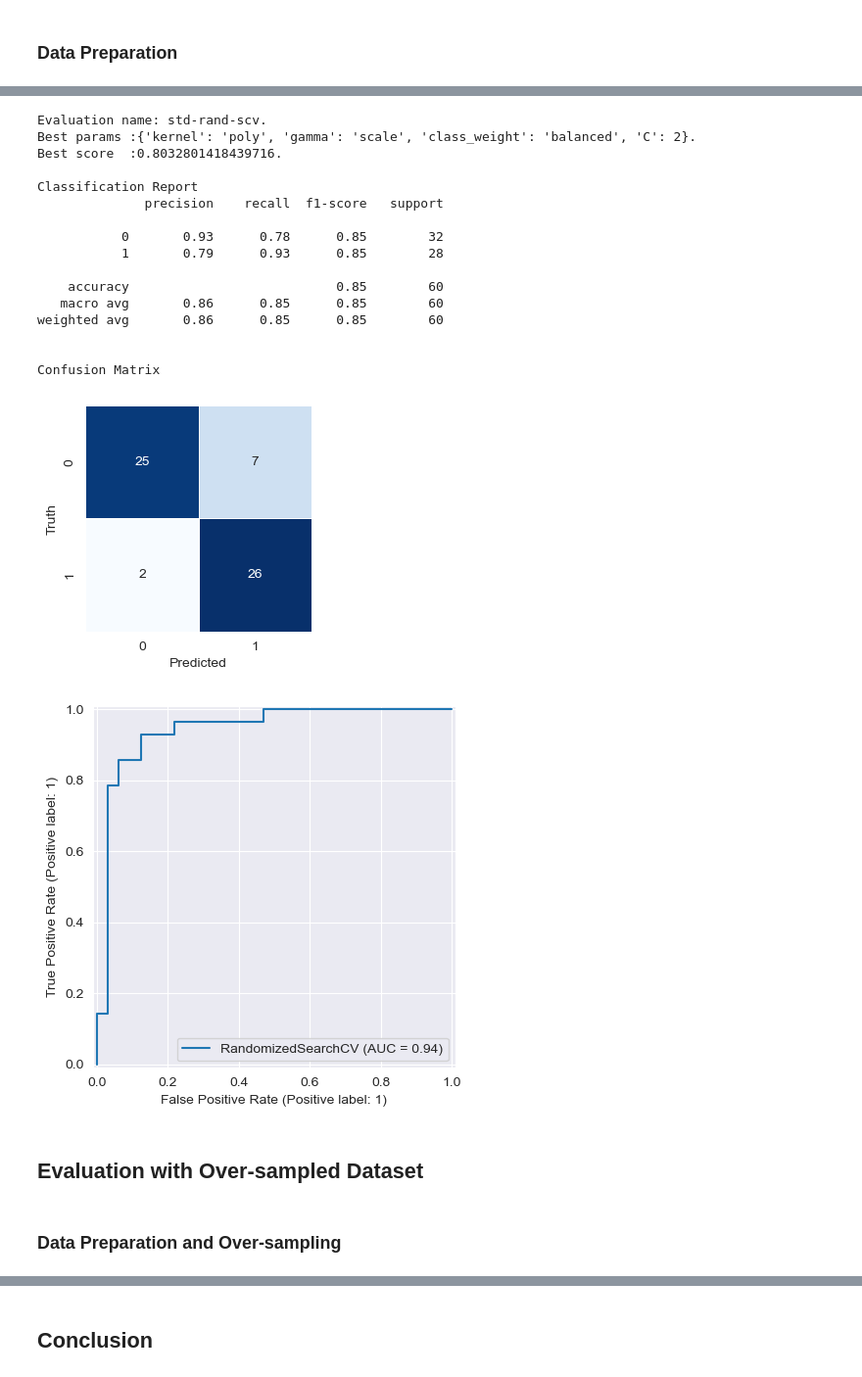
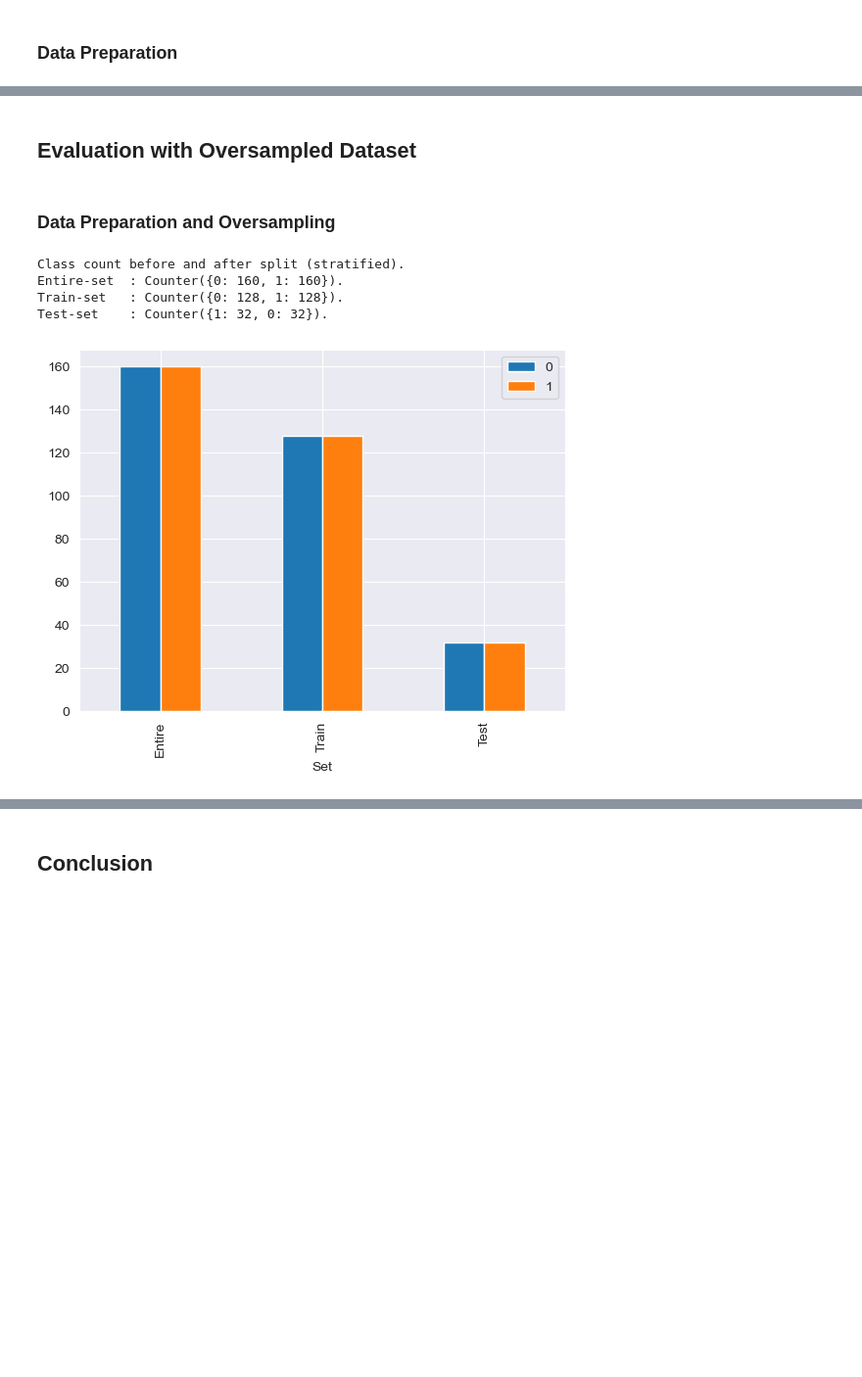
Before and after one commit to everhettoo/heart-disease-analysis, a Jupyter notebook: 4.0-model-svm.ipynb, the cells around one changed output, grey strips where cells are left out. Shown at 98% size. Drawn from its saved outputs; the diff is of its cells as text; code cells hidden in the pictures; blank space fills up the shorter version.

```diff
--- a/4.0-model-svm.ipynb
+++ b/4.0-model-svm.ipynb
@@ -150,16 +150,16 @@ def build_and_validate_with_random_search_cv(x_set, y_set, test_name):
 X = data.drop(uci.UCIHeartDiseaseData.target, axis=1)
 y = data[uci.UCIHeartDiseaseData.target]
 
-x_train, x_test, y_train, y_test = ev.scale_and_split(X, y)
+X_train, X_test, Y_train, Y_test = ev.scale_and_split(X, y)
 # Display the counter for '1' and '0' in y set before splitting.
 print('Class count before and after split (stratified).')
 print(f'Entire-set  : {Counter(y)}.')
-print(f'Train-set   : {Counter(y_train)}.')
-print(f'Test-set    : {Counter(y_test)}.')
+print(f'Train-set   : {Counter(Y_train)}.')
+print(f'Test-set    : {Counter(Y_test)}.')
 
 y_set_data = [['Entire', Counter(y).get(0), Counter(y).get(1)],
-        ['Train', Counter(y_train).get(0), Counter(y_train).get(1)],
-        ['Test', Counter(y_test).get(0), Counter(y_test).get(1)], ]
+        ['Train', Counter(Y_train).get(0), Counter(Y_train).get(1)],
+        ['Test', Counter(Y_test).get(0), Counter(Y_test).get(1)], ]
 # print(data)
 pd.DataFrame(y_set_data, columns=['Set','0','1']).set_index('Set').plot.bar();
 # %%
@@ -208,38 +171,37 @@ Confusion Matrix
 # %%
 # Evaluation: Standard Random Search CV
-build_and_validate_with_random_search_cv(X, y, ev.EvaluationType.std_random_search_cv)
+build_and_validate_with_random_search_cv(X_train, X_test, Y_train, Y_test, ev.EvaluationType.std_random_search_cv)
-# %% [output]
-Evaluation name: std-rand-scv.
-Best params :{'kernel': 'poly', 'gamma': 'scale', 'class_weight': 'balanced', 'C': 2}.
-Best score  :0.8032801418439716.
-
-Classification Report
-              precision    recall  f1-score   support
-
-           0       0.93      0.78      0.85        32
-           1       0.79      0.93      0.85        28
-
-    accuracy                           0.85        60
-   macro avg       0.86      0.85      0.85        60
-weighted avg       0.86      0.85      0.85        60
-
-
-Confusion Matrix
-[figure, removed]
-[figure, removed]
 # %%
 print(ev.accuracies)
 # %% [markdown]
-## Evaluation with Over-sampled Dataset
+## Evaluation with Oversampled Dataset
 # %% [markdown]
-### Data Preparation and Over-sampling
+### Data Preparation and Oversampling
 # %%
 # Prepare features and target variables.
 X = data.drop(uci.UCIHeartDiseaseData.target, axis=1)
 y = data[uci.UCIHeartDiseaseData.target]
 
 # Perform over-sampling with SMOTE
 X_b, y_b = SMOTE().fit_resample(X, y)
-print(f'Classes before over-sampling :{Counter(data[uci.UCIHeartDiseaseData.target])}.')
-print(f'Classes after over-sampling  :{Counter(y_b)}.')
+
+# Scale and spit the oversampled data.
+Xb_train, Xb_test, Yb_train, Yb_test = ev.scale_and_split(X_b, y_b)
+# Display the counter for '1' and '0' in y set before splitting.
+print('Class count before and after split (stratified).')
+print(f'Entire-set  : {Counter(y_b)}.')
+print(f'Train-set   : {Counter(Y_train)}.')
+print(f'Test-set    : {Counter(Y_test)}.')
+
+y_set_data = [['Entire', Counter(y_b).get(0), Counter(y_b).get(1)],
+        ['Train', Counter(Y_train).get(0), Counter(Y_train).get(1)],
+        ['Test', Counter(Y_test).get(0), Counter(Y_test).get(1)], ]
+# print(data)
+pd.DataFrame(y_set_data, columns=['Set','0','1']).set_index('Set').plot.bar();
+# %% [output]
+Class count before and after split (stratified).
+Entire-set  : Counter({0: 160, 1: 160}).
+Train-set   : Counter({0: 128, 1: 128}).
+Test-set    : Counter({1: 32, 0: 32}).
+[figure, added]
 # %%
```
Also changed, not shown: parts of 11 cells of this notebook.
